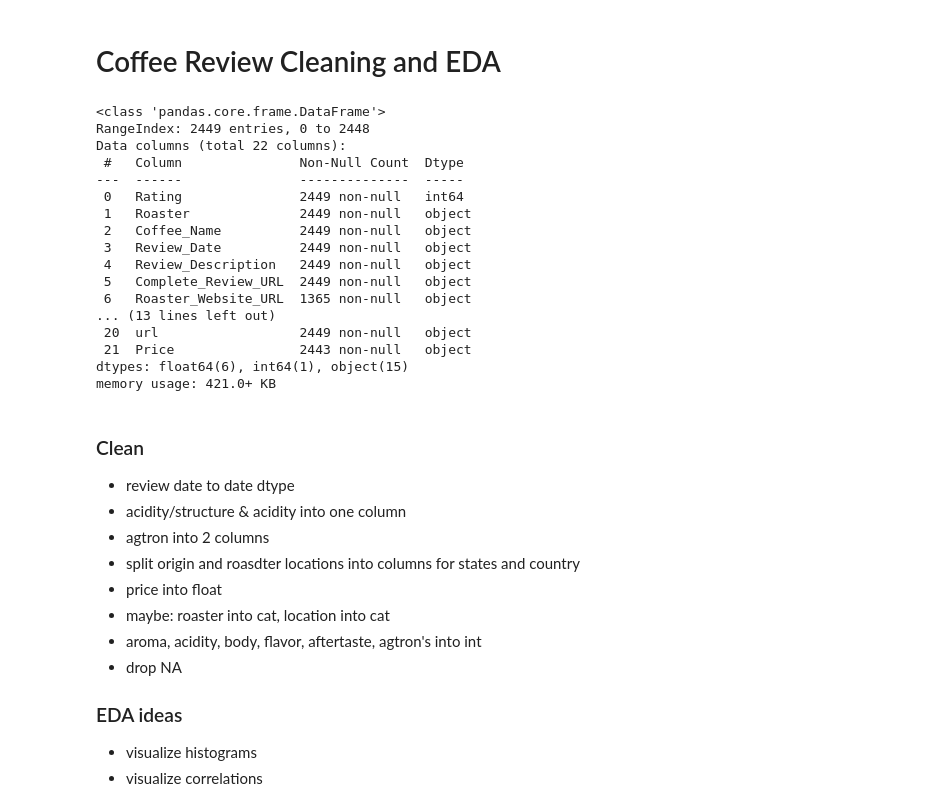
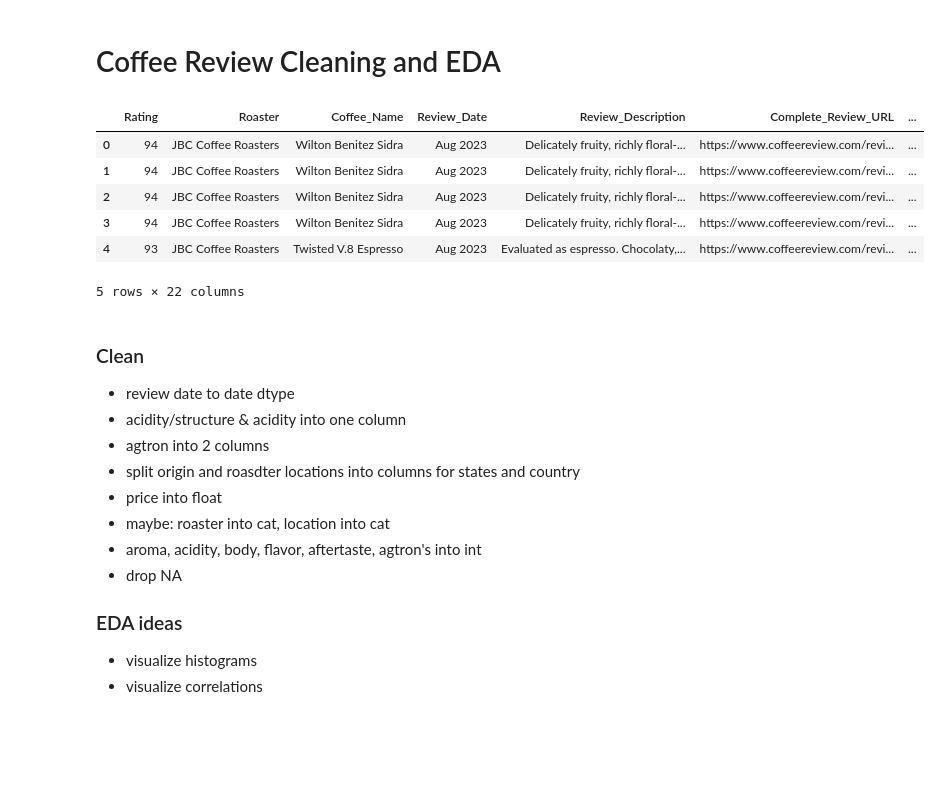
Before and after one commit to tynardone/coffee-reviews-analysis, a Jupyter notebook: coffee-review-eda.ipynb, the cells around one changed output. Saved outputs shown, nothing was run; the diff lists cells and outputs as text; code cells hidden in the pictures; blank space fills up the shorter version.

```diff
--- a/coffee-review-eda.ipynb
+++ b/coffee-review-eda.ipynb
@@ -7,26 +7,16 @@ import matplotlib.pyplot as plt
 import seaborn as sns
 # %%
 # Read in raw coffee review data
-df = pd.read_csv('data/raw-coffee-reviews.csv')
-df.info()
+df = pd.read_csv('data/raw-roast-reviews.csv')
+df.head()
 # %% [output]
+|  | Rating | Roaster | Coffee_Name | Review_Date | Review_Description | Complete_Review_URL | ... |
+| 0 | 94 | JBC Coffee Roasters | Wilton Benitez Sidra | Aug 2023 | Delicately fruity, richly floral-... | https://www.coffeereview.com/revi... | ... |
+| 1 | 94 | JBC Coffee Roasters | Wilton Benitez Sidra | Aug 2023 | Delicately fruity, richly floral-... | https://www.coffeereview.com/revi... | ... |
+| 2 | 94 | JBC Coffee Roasters | Wilton Benitez Sidra | Aug 2023 | Delicately fruity, richly floral-... | https://www.coffeereview.com/revi... | ... |
+| 3 | 94 | JBC Coffee Roasters | Wilton Benitez Sidra | Aug 2023 | Delicately fruity, richly floral-... | https://www.coffeereview.com/revi... | ... |
+| 4 | 93 | JBC Coffee Roasters | Twisted V.8 Espresso | Aug 2023 | Evaluated as espresso. Chocolaty,... | https://www.coffeereview.com/revi... | ... |
-<class 'pandas.core.frame.DataFrame'>
-RangeIndex: 2449 entries, 0 to 2448
-Data columns (total 22 columns):
- #   Column               Non-Null Count  Dtype
----  ------               --------------  -----
- 0   Rating               2449 non-null   int64
- 1   Roaster              2449 non-null   object
- 2   Coffee_Name          2449 non-null   object
- 3   Review_Date          2449 non-null   object
- 4   Review_Description   2449 non-null   object
- 5   Complete_Review_URL  2449 non-null   object
- 6   Roaster_Website_URL  1365 non-null   object
-... (13 lines left out)
- 20  url                  2449 non-null   object
- 21  Price                2443 non-null   object
-dtypes: float64(6), int64(1), object(15)
-memory usage: 421.0+ KB
+5 rows × 22 columns
 # %% [markdown]
 ### Clean
 - review date to date dtype
```
Also changed, not shown: parts of 1 cell of this notebook, 4 other files.
